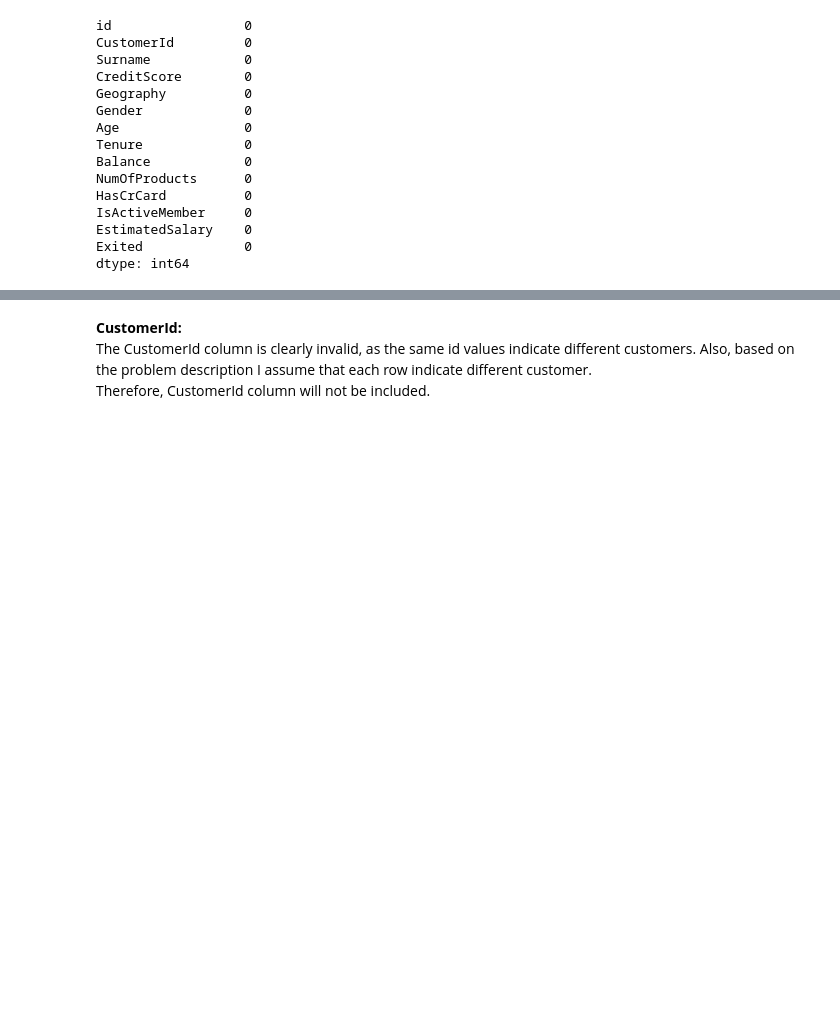
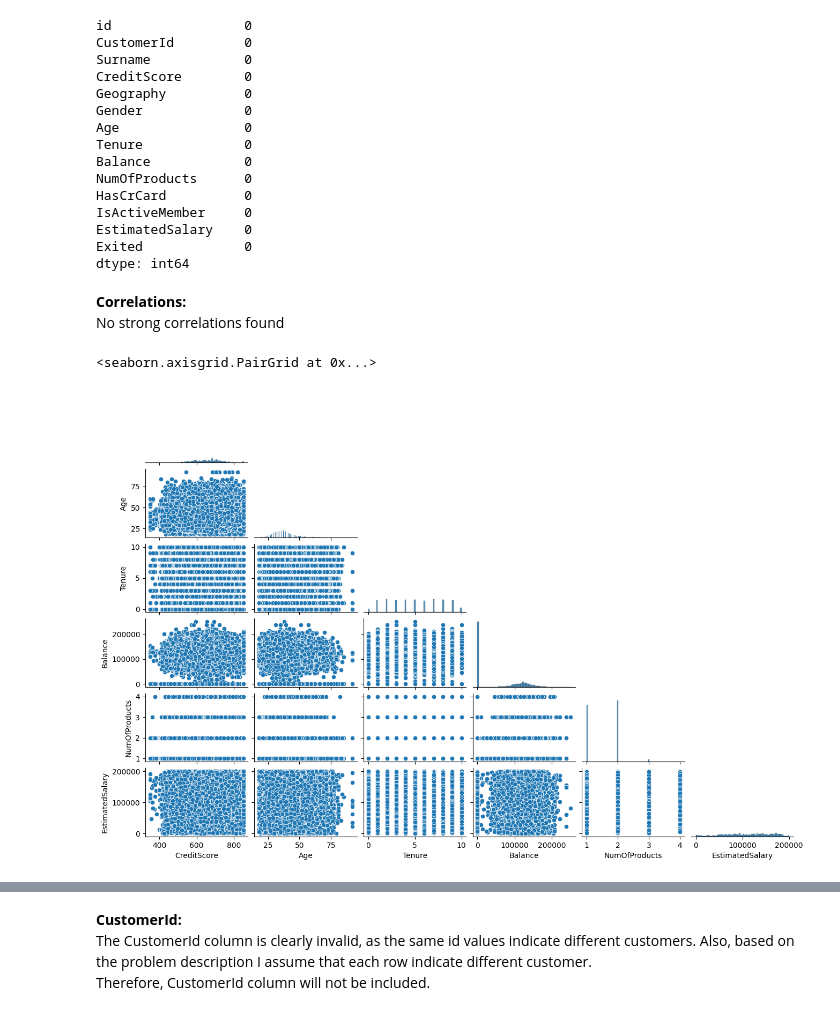
Before and after one commit to BartoszSzczesniak/bank_churn, a Jupyter notebook: exploration.ipynb, the cells around one changed output, grey strips where cells are left out. Saved outputs shown, nothing was run; the diff lists cells and outputs as text; code cells hidden in the pictures; blank space fills up the shorter version.

Commit message:
added check for correlations

```diff
--- a/exploration.ipynb
+++ b/exploration.ipynb
@@ -50,3 +50,13 @@ IsActiveMember     0
 EstimatedSalary    0
 Exited             0
 dtype: int64
+# %% [markdown]
+**Correlations:**
+No strong correlations found
+# %%
+import seaborn as sns
+
+sns.pairplot(df_train[['CreditScore', 'Age', 'Tenure', 'Balance', 'NumOfProducts', 'EstimatedSalary']], corner=True, height=1.5, aspect=1.5)
+# %% [output]
+<seaborn.axisgrid.PairGrid at 0x...>
+[figure, added]
```
Also changed, not shown: parts of 2 cells of this notebook.
